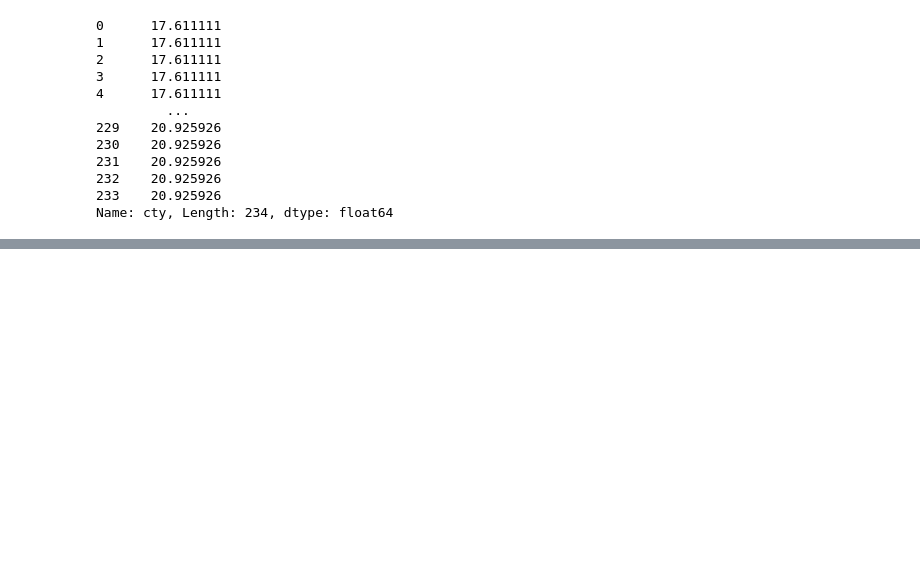
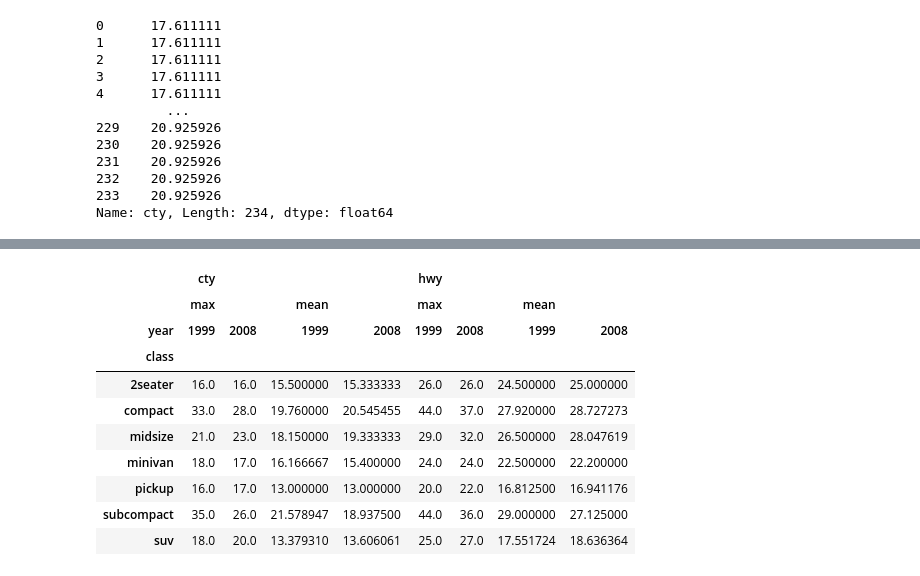
Before and after one commit to postlogist/python-ds, a Jupyter notebook: pandas/02_groups_joins.ipynb, the cells around one changed output, grey strips where cells are left out. Drawn from its saved outputs; the diff is of its cells as text; code cells hidden in the pictures; blank space fills up the shorter version.

```diff
--- a/pandas/02_groups_joins.ipynb
+++ b/pandas/02_groups_joins.ipynb
@@ -606,0 +615,14 @@ Name: cty, Length: 234, dtype: float64
+# %%
+mpg.pivot_table(['cty', 'hwy'], index = 'class', columns = 'year', aggfunc=('mean', 'max'))
+# %% [output]
+|  | cty |  |  |  | hwy |  |  |  |
+|  | max |  | mean |  | max |  | mean |  |
+| year | 1999 | 2008 | 1999 | 2008 | 1999 | 2008 | 1999 | 2008 |
+| class |  |  |  |  |  |  |  |  |
+| 2seater | 16.0 | 16.0 | 15.500000 | 15.333333 | 26.0 | 26.0 | 24.500000 | 25.000000 |
+| compact | 33.0 | 28.0 | 19.760000 | 20.545455 | 44.0 | 37.0 | 27.920000 | 28.727273 |
+| midsize | 21.0 | 23.0 | 18.150000 | 19.333333 | 29.0 | 32.0 | 26.500000 | 28.047619 |
+| minivan | 18.0 | 17.0 | 16.166667 | 15.400000 | 24.0 | 24.0 | 22.500000 | 22.200000 |
+| pickup | 16.0 | 17.0 | 13.000000 | 13.000000 | 20.0 | 22.0 | 16.812500 | 16.941176 |
+| subcompact | 35.0 | 26.0 | 21.578947 | 18.937500 | 44.0 | 36.0 | 29.000000 | 27.125000 |
+| suv | 18.0 | 20.0 | 13.379310 | 13.606061 | 25.0 | 27.0 | 17.551724 | 18.636364 |
```
Also changed, not shown: parts of 11 cells of this notebook, 1 other file.
